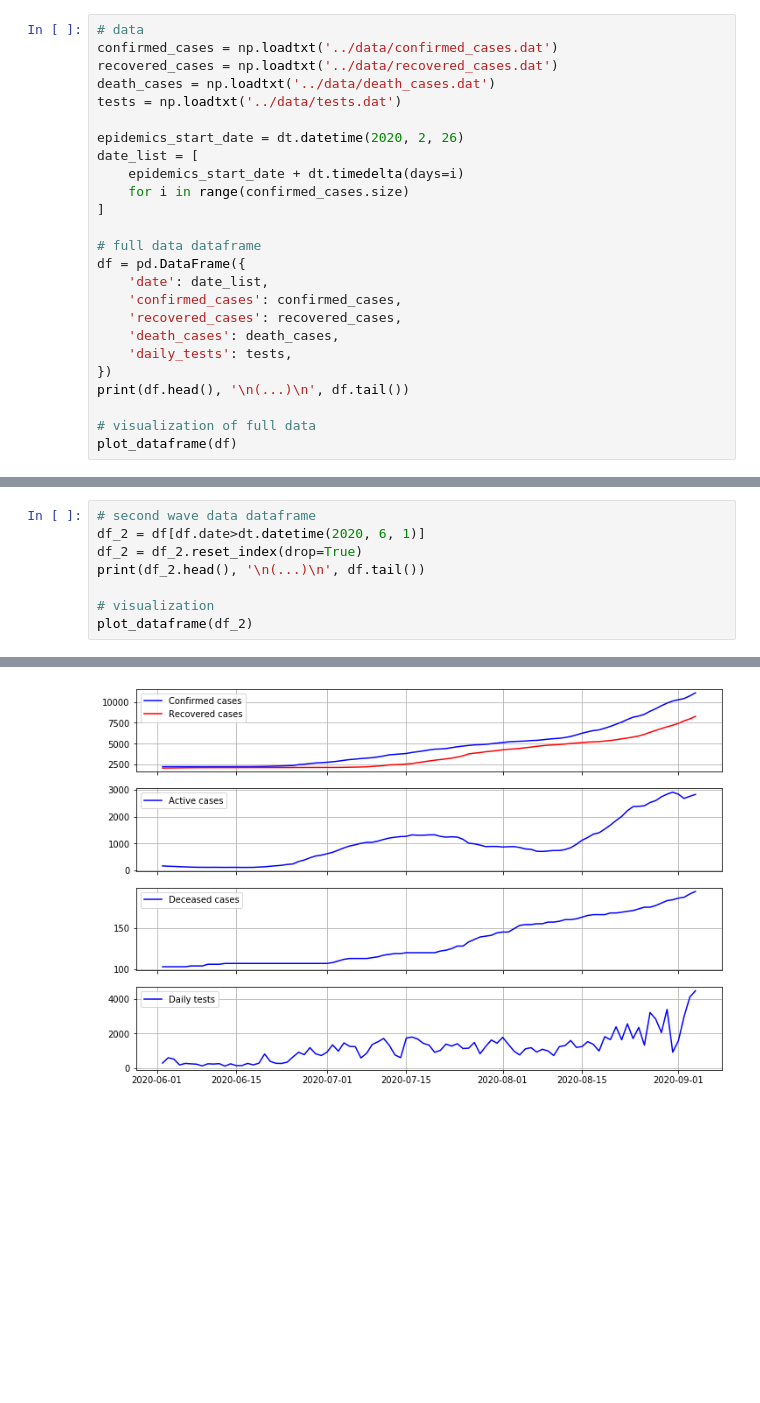
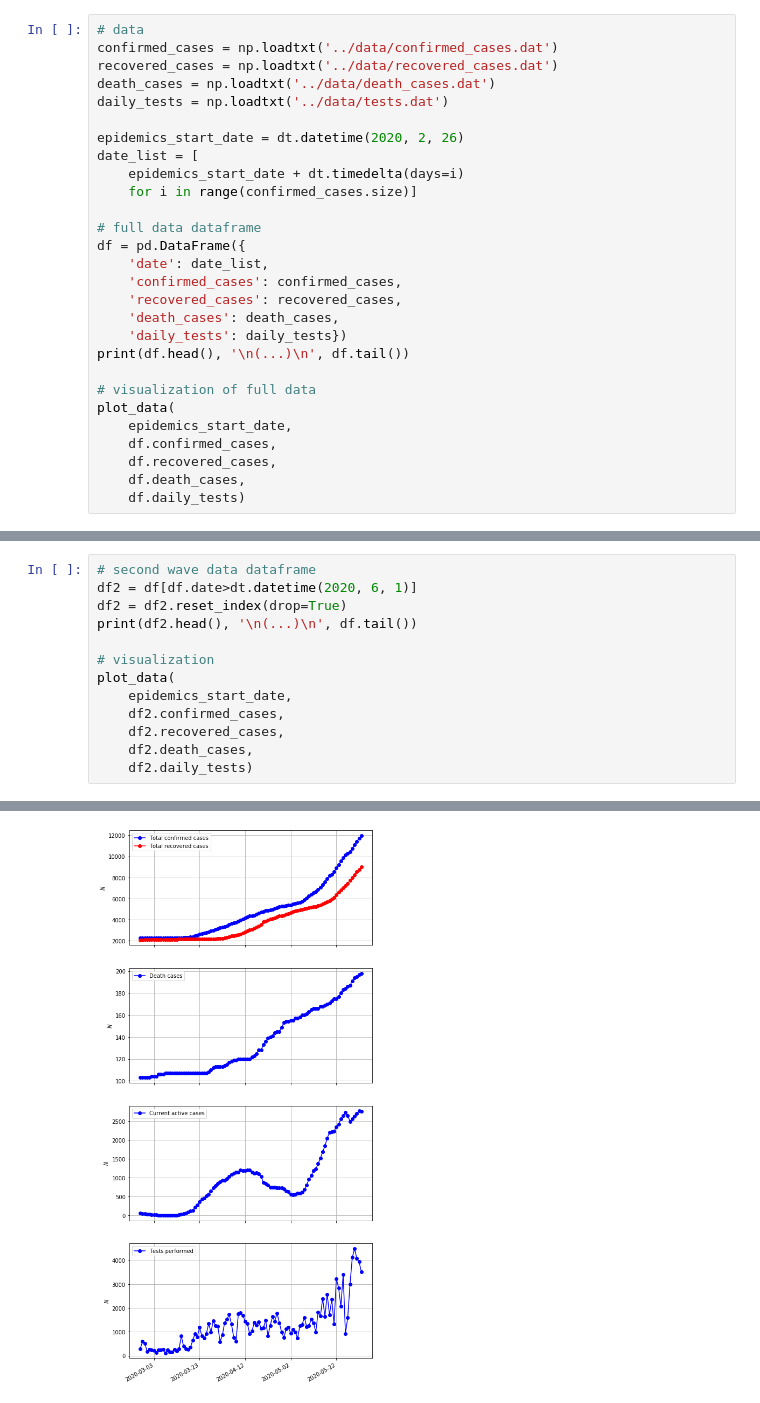
Before and after one commit to akapet00/coropy, a Jupyter notebook: sandbox/02-Second-Wave-Curve-Fitting.ipynb, the cells around one changed output, grey strips where cells are left out. Saved outputs shown, nothing was run; the diff lists cells and outputs as text; blank space fills up the shorter version.

```diff
--- a/sandbox/02-Second-Wave-Curve-Fitting.ipynb
+++ b/sandbox/02-Second-Wave-Curve-Fitting.ipynb
@@ -64,13 +17,12 @@ def plot_dataframe(df):
 confirmed_cases = np.loadtxt('../data/confirmed_cases.dat')
 recovered_cases = np.loadtxt('../data/recovered_cases.dat')
 death_cases = np.loadtxt('../data/death_cases.dat')
-tests = np.loadtxt('../data/tests.dat')
+daily_tests = np.loadtxt('../data/tests.dat')
 
 epidemics_start_date = dt.datetime(2020, 2, 26)
 date_list = [
     epidemics_start_date + dt.timedelta(days=i)
-    for i in range(confirmed_cases.size)
-]
+    for i in range(confirmed_cases.size)]
 
 # full data dataframe
 df = pd.DataFrame({
@@ -78,12 +30,16 @@ df = pd.DataFrame({
     'confirmed_cases': confirmed_cases,
     'recovered_cases': recovered_cases,
     'death_cases': death_cases,
-    'daily_tests': tests,
-})
+    'daily_tests': daily_tests})
 print(df.head(), '\n(...)\n', df.tail())
 
 # visualization of full data
-plot_dataframe(df)
+plot_data(
+    epidemics_start_date,
+    df.confirmed_cases,
+    df.recovered_cases,
+    df.death_cases,
+    df.daily_tests)
 # %% [output]
         date  confirmed_cases  recovered_cases  death_cases  daily_tests
 0 2020-02-26              1.0              0.0          0.0          8.0
@@ -102,11 +58,16 @@ plot_dataframe(df)
 # %%
 # second wave data dataframe
-df_2 = df[df.date>dt.datetime(2020, 6, 1)]
-df_2 = df_2.reset_index(drop=True)
-print(df_2.head(), '\n(...)\n', df.tail())
+df2 = df[df.date>dt.datetime(2020, 6, 1)]
+df2 = df2.reset_index(drop=True)
+print(df2.head(), '\n(...)\n', df.tail())
 
 # visualization
-plot_dataframe(df_2)
+plot_data(
+    epidemics_start_date,
+    df2.confirmed_cases,
+    df2.recovered_cases,
+    df2.death_cases,
+    df2.daily_tests)
 # %% [output]
         date  confirmed_cases  recovered_cases  death_cases  daily_tests
 0 2020-06-02           2246.0           2077.0        103.0        290.0
@@ -124 +85 @@ plot_dataframe(df_2)
-[figure, old version]
+[figure, new version]
```
Also changed, not shown: parts of 10 cells of this notebook, 7 other files.
